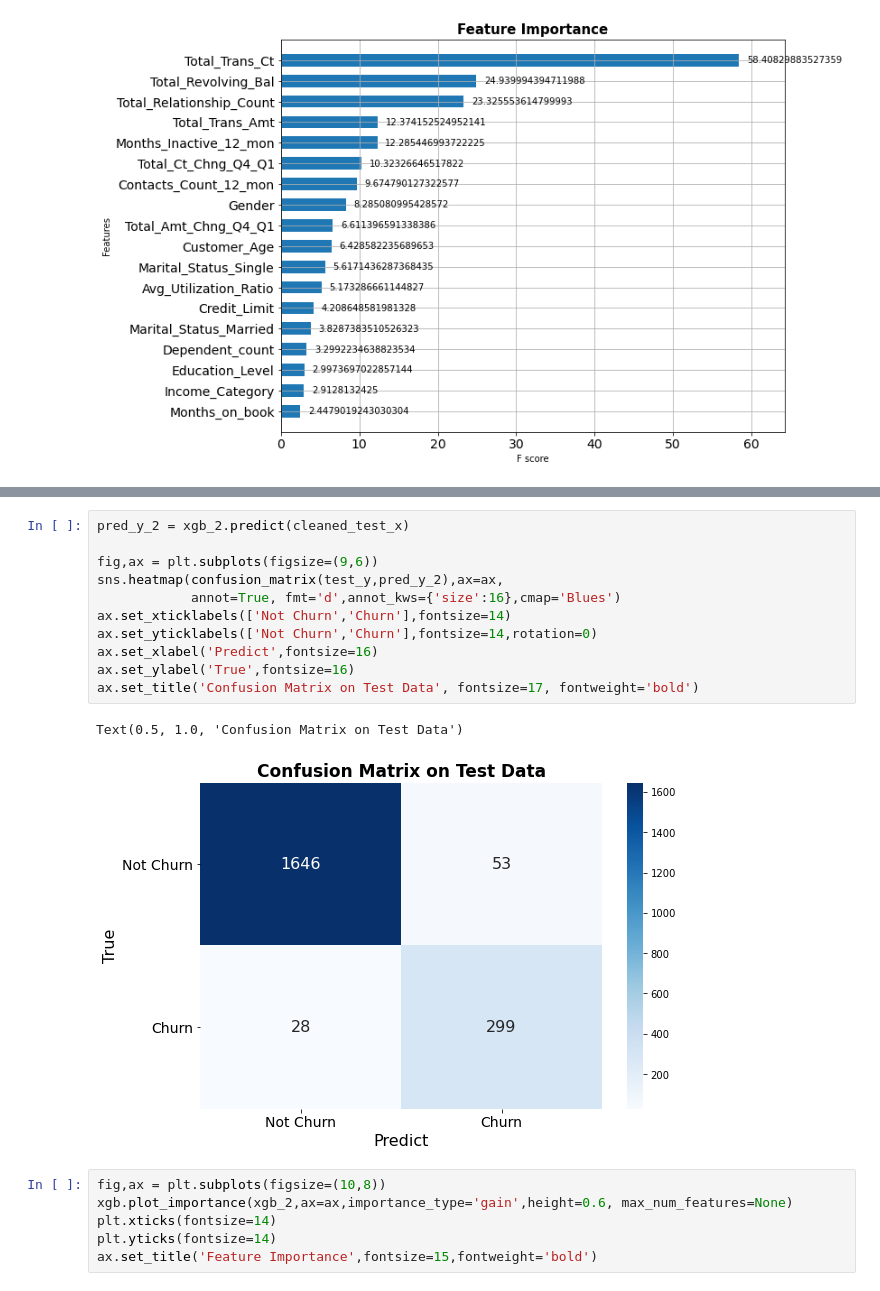
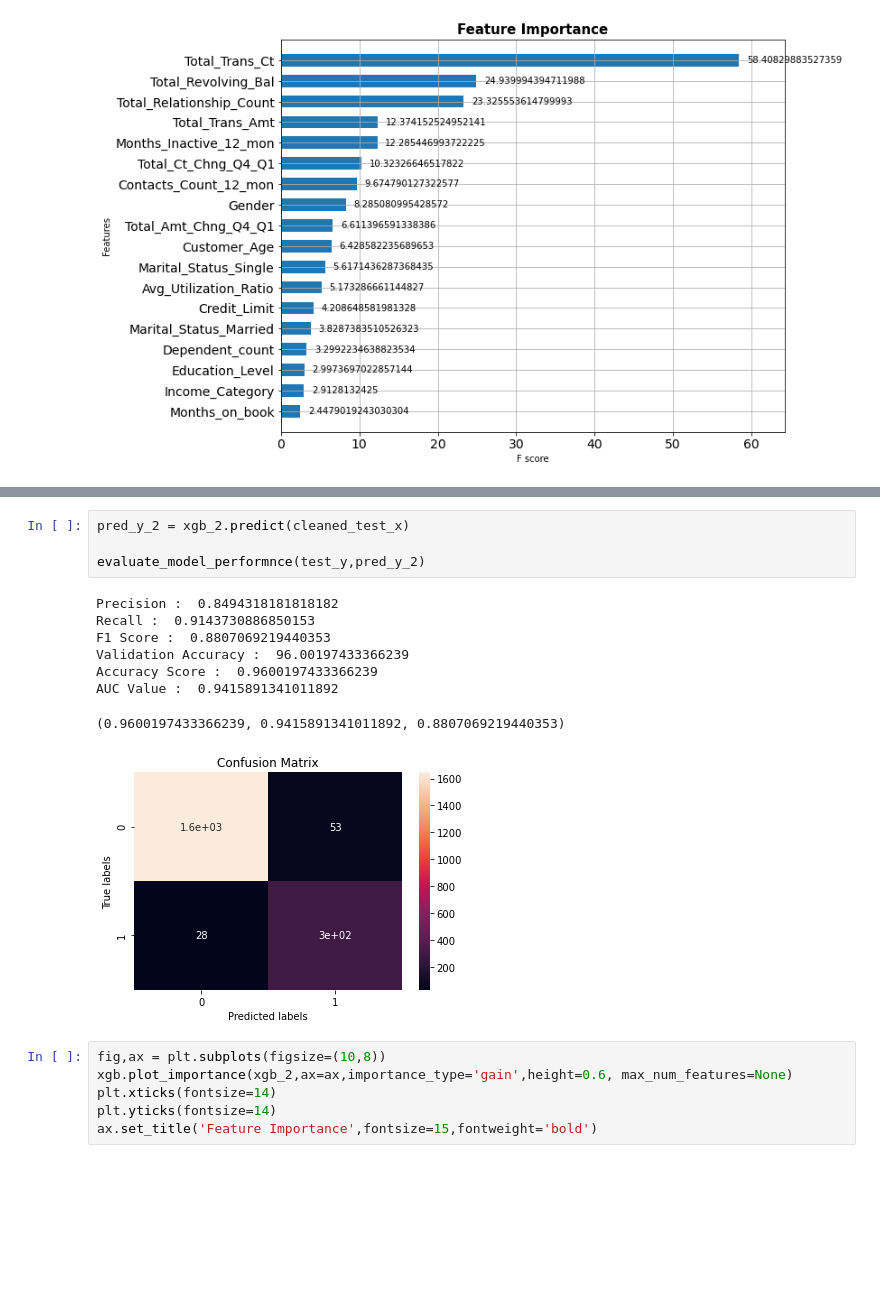
Before and after one commit to suyoun90/ML-ver.02, a Jupyter notebook: 20210131_suyoun/20210131_card customer.ipynb, the cells around one changed output, grey strips where cells are left out. Saved outputs shown, nothing was run; the diff lists cells and outputs as text; blank space fills up the shorter version.

```diff
--- a/20210131_suyoun/20210131_card customer.ipynb
+++ b/20210131_suyoun/20210131_card customer.ipynb
@@ -632,20 +663,19 @@ XGBClassifier(base_score=0.5, booster='gbtree', colsample_by_tree=0.6,
               num_parallel_tree=1, random_state=42, reg_alpha=0, reg_lambda=1,
               scale_pos_weight=3, subsample=0.8, tree_method='exact',
               validate_parameters=1, verbosity=1)
-# %%
-pred_y_2 = xgb_2.predict(cleaned_test_x)
-
-fig,ax = plt.subplots(figsize=(9,6))
-sns.heatmap(confusion_matrix(test_y,pred_y_2),ax=ax,
-            annot=True, fmt='d',annot_kws={'size':16},cmap='Blues')
-ax.set_xticklabels(['Not Churn','Churn'],fontsize=14)
-ax.set_yticklabels(['Not Churn','Churn'],fontsize=14,rotation=0)
-ax.set_xlabel('Predict',fontsize=16)
-ax.set_ylabel('True',fontsize=16)
-ax.set_title('Confusion Matrix on Test Data', fontsize=17, fontweight='bold')
-# %% [output]
-Text(0.5, 1.0, 'Confusion Matrix on Test Data')
-[figure, removed]
+# %%
+pred_y_2 = xgb_2.predict(cleaned_test_x)
+
+evaluate_model_performnce(test_y,pred_y_2)
+# %% [output]
+Precision :  0.8494318181818182
+Recall :  0.9143730886850153
+F1 Score :  0.8807069219440353
+Validation Accuracy :  96.00197433366239
+Accuracy Score :  0.9600197433366239
+AUC Value :  0.9415891341011892
+(0.9600197433366239, 0.9415891341011892, 0.8807069219440353)
+[figure, added]
 # %%
 fig,ax = plt.subplots(figsize=(10,8))
 xgb.plot_importance(xgb_2,ax=ax,importance_type='gain',height=0.6, max_num_features=None)
```
Also changed, not shown: parts of 15 cells of this notebook.
